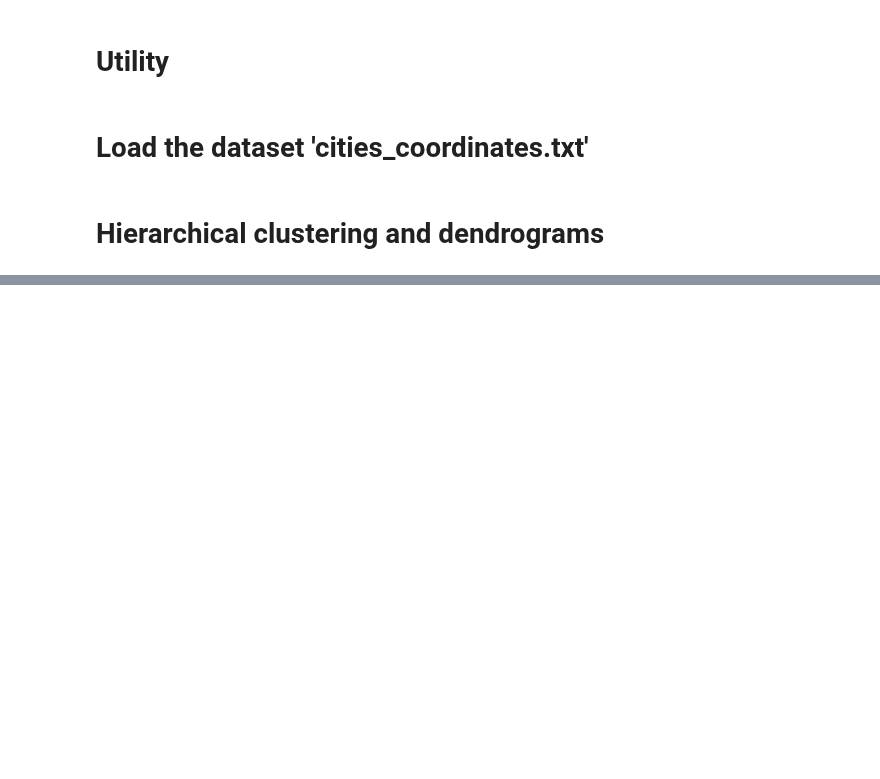
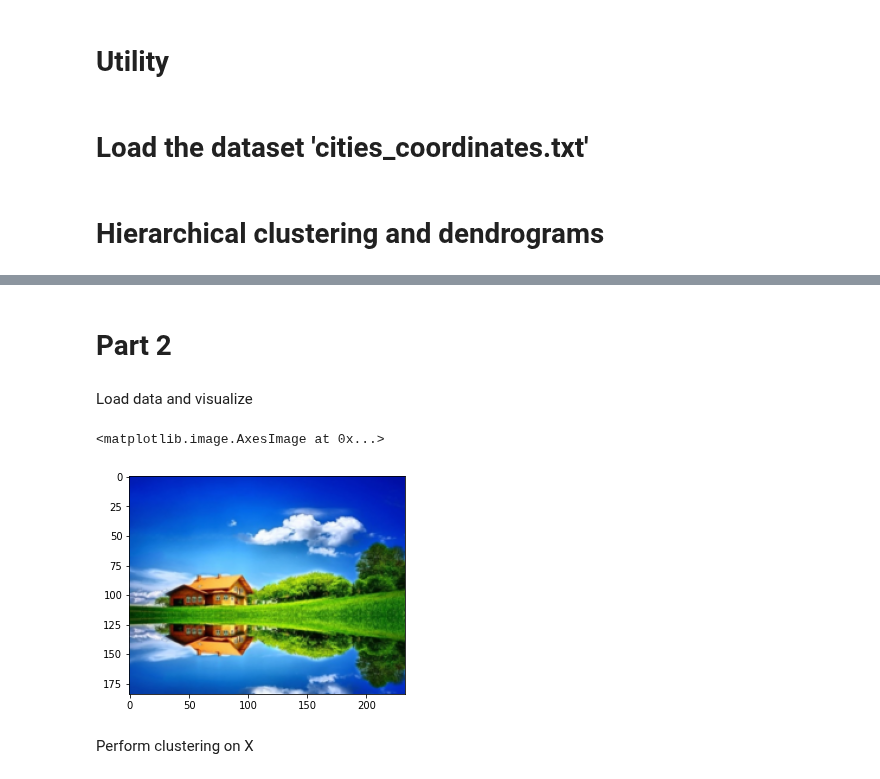
Before and after one commit to ivalencius/Machine_learning_INF264, a Jupyter notebook: Homework/6/Hw6_INF264_template_part_1.ipynb, the cells around one changed output, grey strips where cells are left out. Saved outputs shown, nothing was run; the diff lists cells and outputs as text; code cells hidden in the pictures; blank space fills up the shorter version.

```diff
--- a/Homework/6/Hw6_INF264_template_part_1.ipynb
+++ b/Homework/6/Hw6_INF264_template_part_1.ipynb
@@ -88,0 +96,18 @@ TypeError: text() missing 3 required positional arguments: 'y', 'z', and 's'
+# %% [markdown]
+# Part 2
+# %% [markdown]
+Load data and visualize
+# %%
+# Load data
+X = np.loadtxt('scenery_184_233.txt', delimiter=',')
+
+# Visualize
+X_copy = np.copy(X)
+X_copy = X_copy.reshape(184, 233, 3)
+X_copy = np.uint8(X_copy)
+plt.imshow(X_copy)
+# %% [output]
+<matplotlib.image.AxesImage at 0x...>
+[figure, added]
+# %% [markdown]
+Perform clustering on X
```
Also changed, not shown: parts of 9 cells of this notebook.
